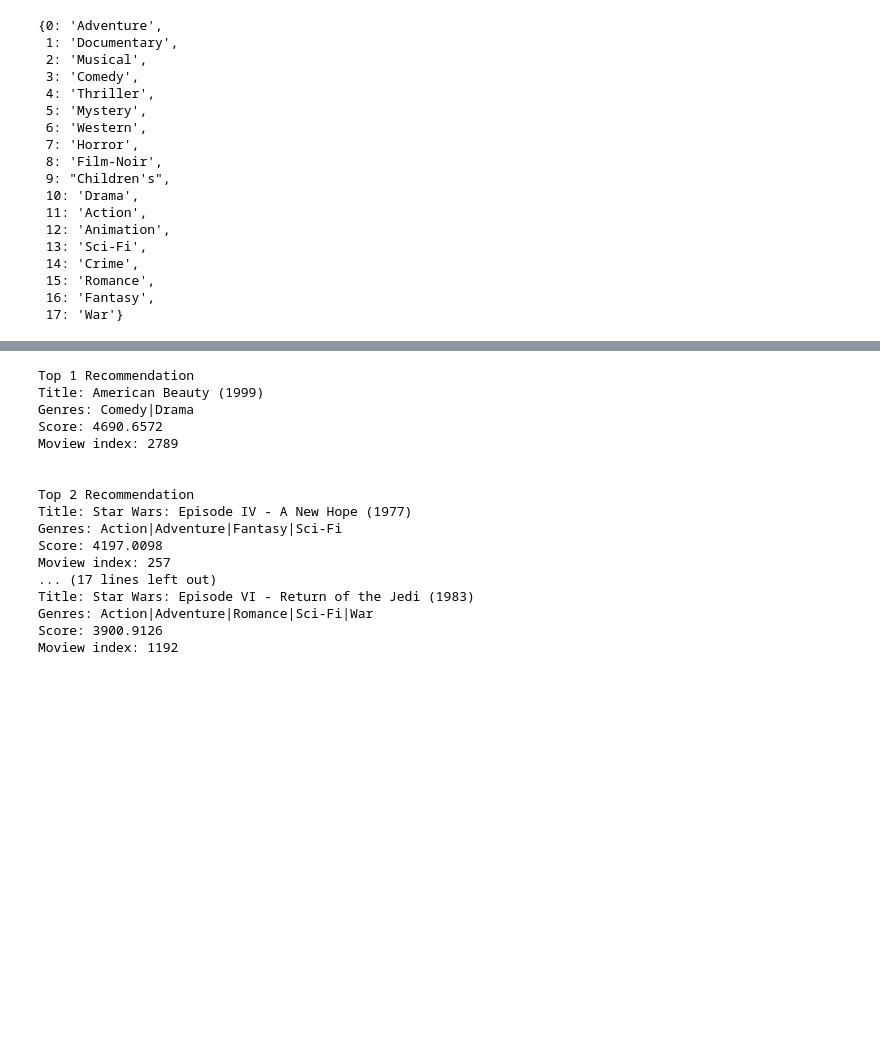
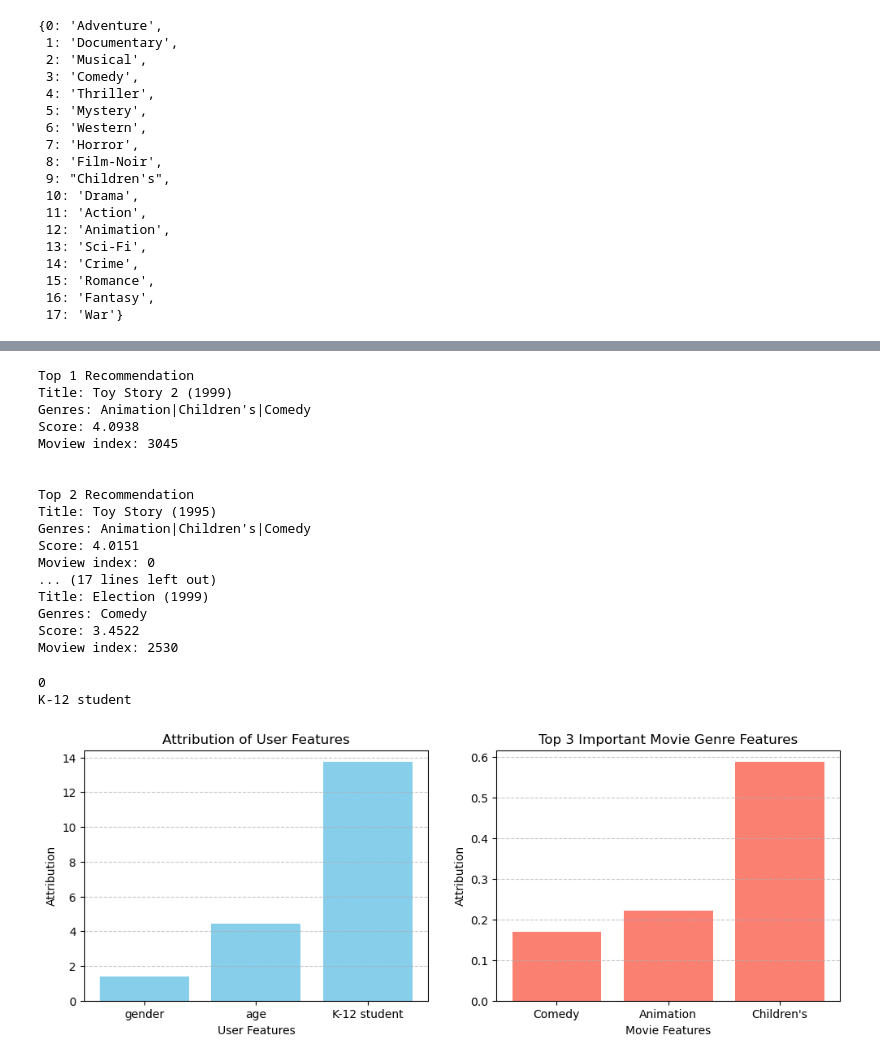
Before and after one commit to LangtianM/stat992_s25, a Jupyter notebook: hw1/ex1.ipynb, the cells around one changed output, grey strips where cells are left out. Cells and saved outputs as stored; diff of their text form; code cells hidden in the pictures; blank space fills up the shorter version.

```diff
--- a/hw1/ex1.ipynb
+++ b/hw1/ex1.ipynb
@@ -308,37 +387,49 @@ users[users['age']==1]
 # %%
-# Predict the socre of user 0 to all the movies and find the top 5
+def find_top_5(user_index):
+    user_embed, item_embed = model(adj_matrix, user_features, movie_features)
+    scores = torch.matmul(user_embed[user_index], item_embed.T)
+    top5_scores, top5_indices = torch.topk(scores, 5)
+    top5_indices = top5_indices.numpy()
+    top5_scores = top5_scores.detach().numpy()
+
+    for i, (score, idx) in enumerate(zip(top5_scores, top5_indices)):
+        movie = movies.iloc[idx]
+        print
+        print(f"Top {i+1} Recommendation")
+        print(f"Title: {movie['title']}")
+        print(f"Genres: {movie['genres']}")
+        print(f"Score: {score:.4f}")
+        print(f"Moview index: {idx}")
+        print("\n")
+
+    return top5_indices
+
 user_index = 0
-user_embed, item_embed = model(adj_matrix, user_features, movie_features)
-scores = torch.matmul(user_embed[user_index], item_embed.T)
-top5_scores, top5_indices = torch.topk(scores, 5)
-top5_indices = top5_indices.numpy()
-top5_scores = top5_scores.detach().numpy()
-
-#visualize the top 5 movies
-for i, (score, idx) in enumerate(zip(top5_scores, top5_indices)):
-    movie = movies.iloc[idx]
-    print
-    print(f"Top {i+1} Recommendation")
-    print(f"Title: {movie['title']}")
-    print(f"Genres: {movie['genres']}")
-    print(f"Score: {score:.4f}")
-    print(f"Moview index: {idx}")
-    print("\n")
+top5_indices = find_top_5(user_index)
 # %% [output]
 Top 1 Recommendation
-Title: American Beauty (1999)
-Genres: Comedy|Drama
-Score: 4690.6572
-Moview index: 2789
+Title: Toy Story 2 (1999)
+Genres: Animation|Children's|Comedy
+Score: 4.0938
+Moview index: 3045
 
 
 Top 2 Recommendation
-Title: Star Wars: Episode IV - A New Hope (1977)
-Genres: Action|Adventure|Fantasy|Sci-Fi
-Score: 4197.0098
-Moview index: 257
+Title: Toy Story (1995)
+Genres: Animation|Children's|Comedy
+Score: 4.0151
+Moview index: 0
 ... (17 lines left out)
-Title: Star Wars: Episode VI - Return of the Jedi (1983)
-Genres: Action|Adventure|Romance|Sci-Fi|War
-Score: 3900.9126
-Moview index: 1192
+Title: Election (1999)
+Genres: Comedy
+Score: 3.4522
+Moview index: 2530
+# %%
+item_index = top5_indices[0]
+attributions = get_attribution(target_user=user_index, target_item=item_index)
+# %%
+plot_attribution(attributions, user_index, top=3)
+# %% [output]
+0
+K-12 student
+[figure, added]
```
Also changed, not shown: parts of 21 cells of this notebook, 2 other files.
